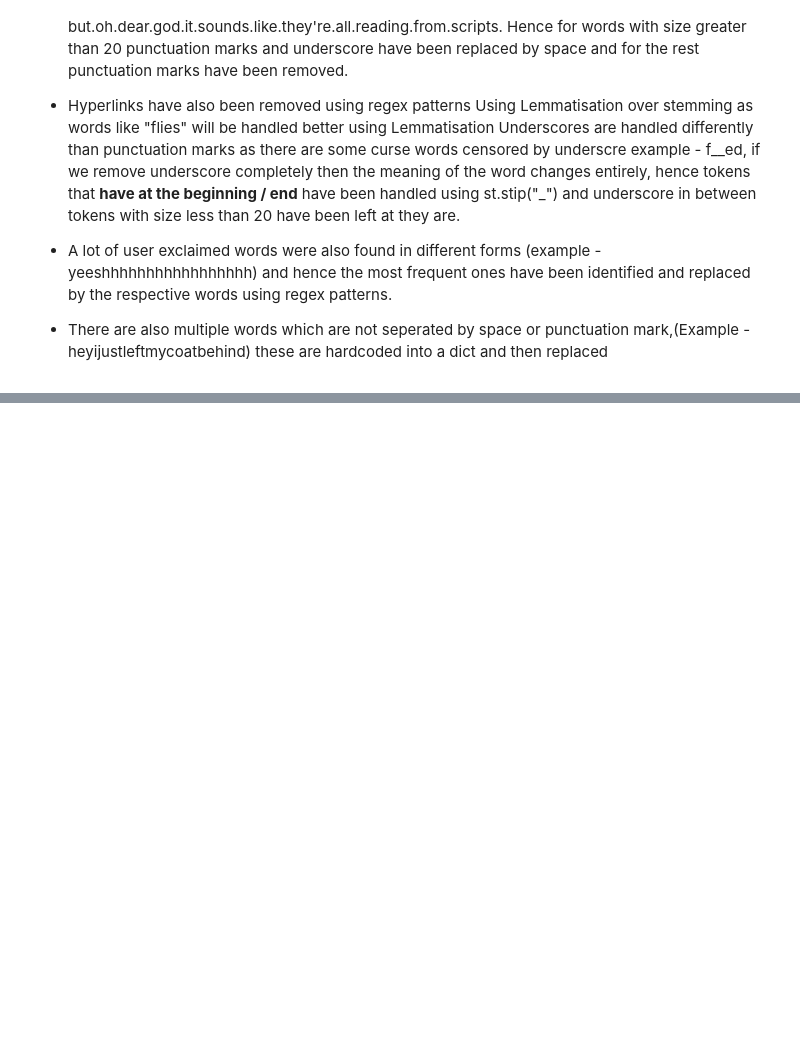
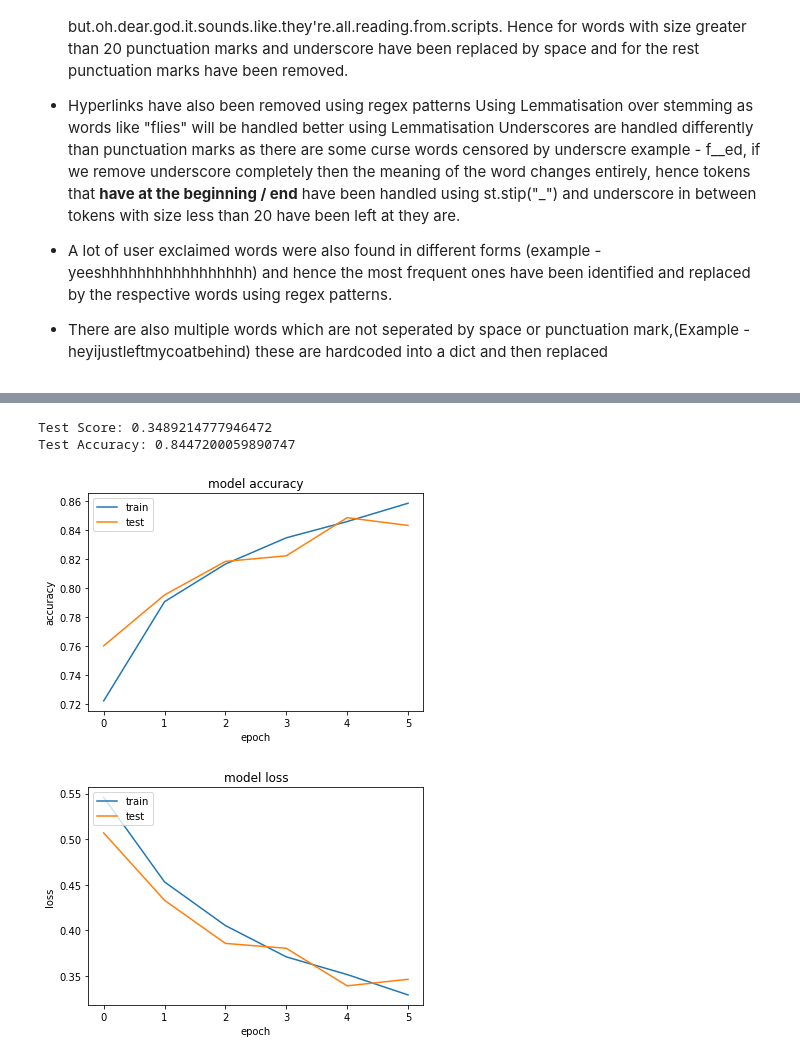
Before and after one commit to imenebak/Sentiment-Analysis, a Jupyter notebook: SentimentAnalysisKaggelTF_pynb.ipynb, the cells around one changed output, grey strips where cells are left out. Saved outputs shown, nothing was run; the diff lists cells and outputs as text; code cells hidden in the pictures; blank space fills up the shorter version.

```diff
--- a/SentimentAnalysisKaggelTF_pynb.ipynb
+++ b/SentimentAnalysisKaggelTF_pynb.ipynb
@@ -110,0 +396,8 @@ Underscores are handled differently than punctuation marks as there are some cur
+# %%
+model = Sequential()
+embedding_layer = Embedding(vocab_size, 100, weights=[embedding_matrix], input_length=maxlen , trainable=False)
+model.add(embedding_layer)
+model.add(LSTM(128))
+
+model.add(Dense(1, activation='sigmoid'))
+model.compile(optimizer='adam', loss='binary_crossentropy', metrics=['acc'])
@@ -110,0 +422,3 @@ Underscores are handled differently than punctuation marks as there are some cur
+# %%
+history = model.fit(X_train, y_train, batch_size=128, epochs=6, verbose=1, validation_split=0.2)
+score = model.evaluate(X_test, y_test, verbose=1)
@@ -110,0 +439,11 @@ Underscores are handled differently than punctuation marks as there are some cur
+# %%
+print("Test Score:", score[0])
+print("Test Accuracy:", score[1])
+# %% [output]
+Test Score: 0.3489214777946472
+Test Accuracy: 0.8447200059890747
+# %%
+drawplot(history)
+# %% [output]
+[figure, added]
+[figure, added]
```
Also changed, not shown: parts of 41 cells of this notebook.
